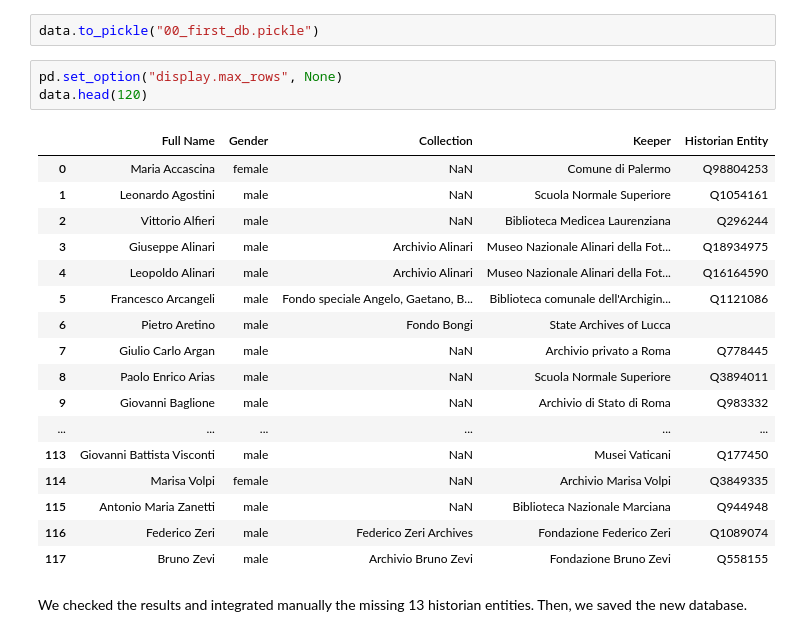
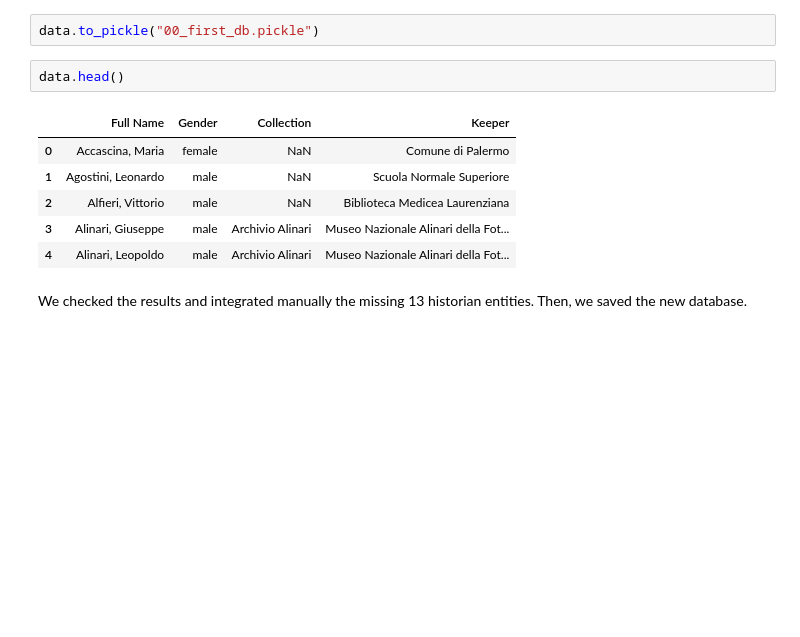
Before and after one commit to alicebordignon/ITArtHistorians, a Jupyter notebook: 00_DoAH_first_cleaning.ipynb, the cells around one changed output. Cells and saved outputs as stored; diff of their text form; blank space fills up the shorter version.

```diff
--- a/00_DoAH_first_cleaning.ipynb
+++ b/00_DoAH_first_cleaning.ipynb
@@ -139,27 +122,15 @@ data["Historian Entity"] = data["Full Name"].apply(find_historian_entity_from_na
 After long-running steps we export the data in .pickle format and commit the directory to a remote source control repository hosted on Github.
 # %%
 data.to_pickle("00_first_db.pickle")
-# %%
-pd.set_option("display.max_rows", None)
-data.head(120)
-# %% [output]
-|  | Full Name | Gender | Collection | Keeper | Historian Entity |
-| 0 | Maria Accascina | female | NaN | Comune di Palermo | Q98804253 |
-| 1 | Leonardo Agostini | male | NaN | Scuola Normale Superiore | Q1054161 |
-| 2 | Vittorio Alfieri | male | NaN | Biblioteca Medicea Laurenziana | Q296244 |
-| 3 | Giuseppe Alinari | male | Archivio Alinari | Museo Nazionale Alinari della Fot... | Q18934975 |
-| 4 | Leopoldo Alinari | male | Archivio Alinari | Museo Nazionale Alinari della Fot... | Q16164590 |
-| 5 | Francesco Arcangeli | male | Fondo speciale Angelo, Gaetano, B... | Biblioteca comunale dell'Archigin... | Q1121086 |
-| 6 | Pietro Aretino | male | Fondo Bongi | State Archives of Lucca |  |
-| 7 | Giulio Carlo Argan | male | NaN | Archivio privato a Roma | Q778445 |
-| 8 | Paolo Enrico Arias | male | NaN | Scuola Normale Superiore | Q3894011 |
-| 9 | Giovanni Baglione | male | NaN | Archivio di Stato di Roma | Q983332 |
-| ... | ... | ... | ... | ... | ... |
-| 113 | Giovanni Battista Visconti | male | NaN | Musei Vaticani | Q177450 |
-| 114 | Marisa Volpi | female | NaN | Archivio Marisa Volpi | Q3849335 |
-| 115 | Antonio Maria Zanetti | male | NaN | Biblioteca Nazionale Marciana | Q944948 |
-| 116 | Federico Zeri | male | Federico Zeri Archives | Fondazione Federico Zeri | Q1089074 |
-| 117 | Bruno Zevi | male | Archivio Bruno Zevi | Fondazione Bruno Zevi | Q558155 |
+# %%
+data.head()
+# %% [output]
+|  | Full Name | Gender | Collection | Keeper |
+| 0 | Accascina, Maria | female | NaN | Comune di Palermo |
+| 1 | Agostini, Leonardo | male | NaN | Scuola Normale Superiore |
+| 2 | Alfieri, Vittorio | male | NaN | Biblioteca Medicea Laurenziana |
+| 3 | Alinari, Giuseppe | male | Archivio Alinari | Museo Nazionale Alinari della Fot... |
+| 4 | Alinari, Leopoldo | male | Archivio Alinari | Museo Nazionale Alinari della Fot... |
 # %% [markdown]
 We checked the results and integrated manually the missing 13 historian entities. Then, we saved the new database.
 # %%
```
Also changed, not shown: parts of 27 cells of this notebook, 4 other files.
